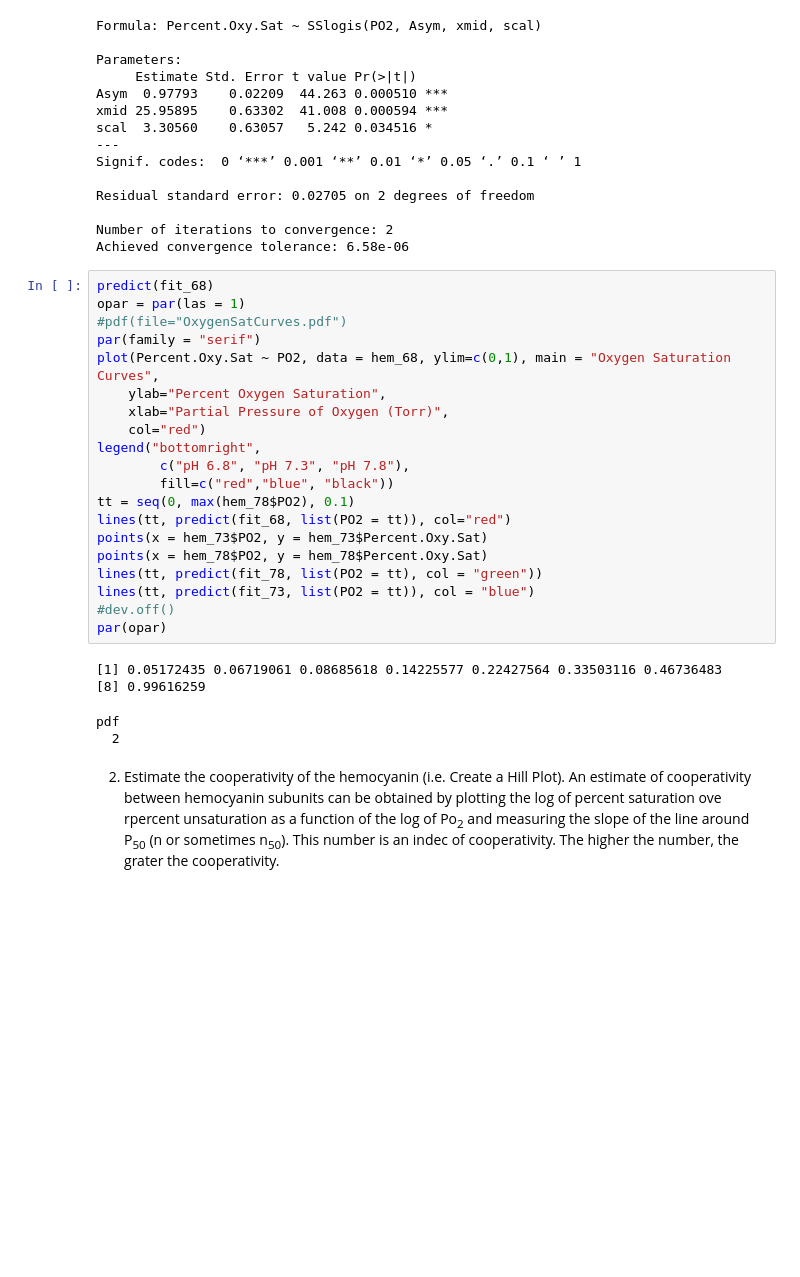
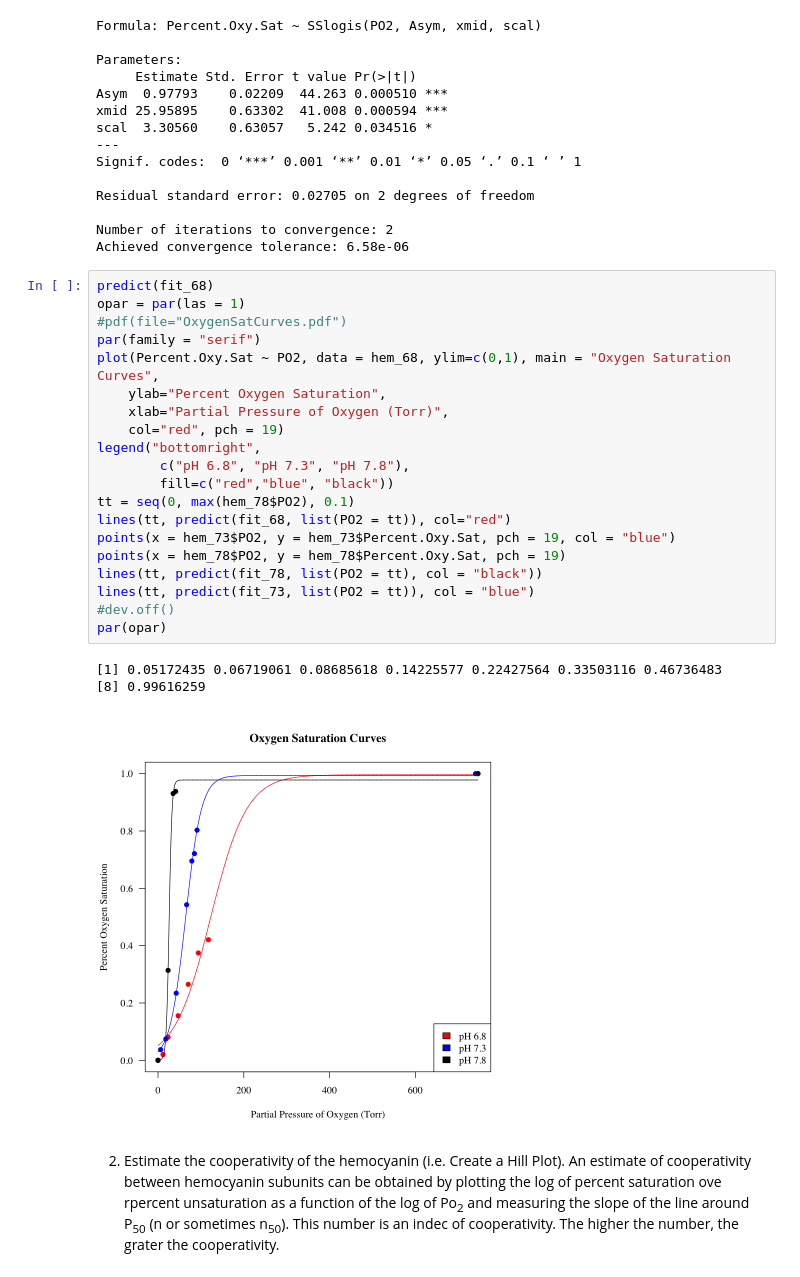
Before and after one commit to andrew2165/biometry_notebooks, a Jupyter notebook: OxygenEqOfHemocyanin.ipynb, the cells around one changed output. Drawn from its saved outputs; the diff is of its cells as text; blank space fills up the shorter version.

```diff
--- a/OxygenEqOfHemocyanin.ipynb
+++ b/OxygenEqOfHemocyanin.ipynb
@@ -145,28 +145,27 @@ Achieved convergence tolerance: 6.58e-06
 # %%
 predict(fit_68)
 opar = par(las = 1)
 #pdf(file="OxygenSatCurves.pdf")
 par(family = "serif")
 plot(Percent.Oxy.Sat ~ PO2, data = hem_68, ylim=c(0,1), main = "Oxygen Saturation Curves",
     ylab="Percent Oxygen Saturation",
     xlab="Partial Pressure of Oxygen (Torr)",
-    col="red")
+    col="red", pch = 19)
 legend("bottomright",
         c("pH 6.8", "pH 7.3", "pH 7.8"),
         fill=c("red","blue", "black"))
 tt = seq(0, max(hem_78$PO2), 0.1)
 lines(tt, predict(fit_68, list(PO2 = tt)), col="red")
-points(x = hem_73$PO2, y = hem_73$Percent.Oxy.Sat)
-points(x = hem_78$PO2, y = hem_78$Percent.Oxy.Sat)
-lines(tt, predict(fit_78, list(PO2 = tt), col = "green"))
+points(x = hem_73$PO2, y = hem_73$Percent.Oxy.Sat, pch = 19, col = "blue")
+points(x = hem_78$PO2, y = hem_78$Percent.Oxy.Sat, pch = 19)
+lines(tt, predict(fit_78, list(PO2 = tt), col = "black"))
 lines(tt, predict(fit_73, list(PO2 = tt)), col = "blue")
 #dev.off()
 par(opar)
 # %% [output]
 [1] 0.05172435 0.06719061 0.08685618 0.14225577 0.22427564 0.33503116 0.46736483
 [8] 0.99616259
-pdf
-  2
+[figure, added]
 # %% [markdown]
 2. Estimate the cooperativity of the hemocyanin (i.e. Create a Hill Plot). An estimate of cooperativity between hemocyanin subunits can be obtained by plotting the log of percent saturation ove rpercent unsaturation as a function of the log of Po<sub>2</sub> and measuring the slope of the line around P<sub>50</sub> (n or sometimes n<sub>50</sub>). This number is an indec of cooperativity. The higher the number, the grater the cooperativity.
 # %%
```
Also changed, not shown: parts of 3 cells of this notebook.
